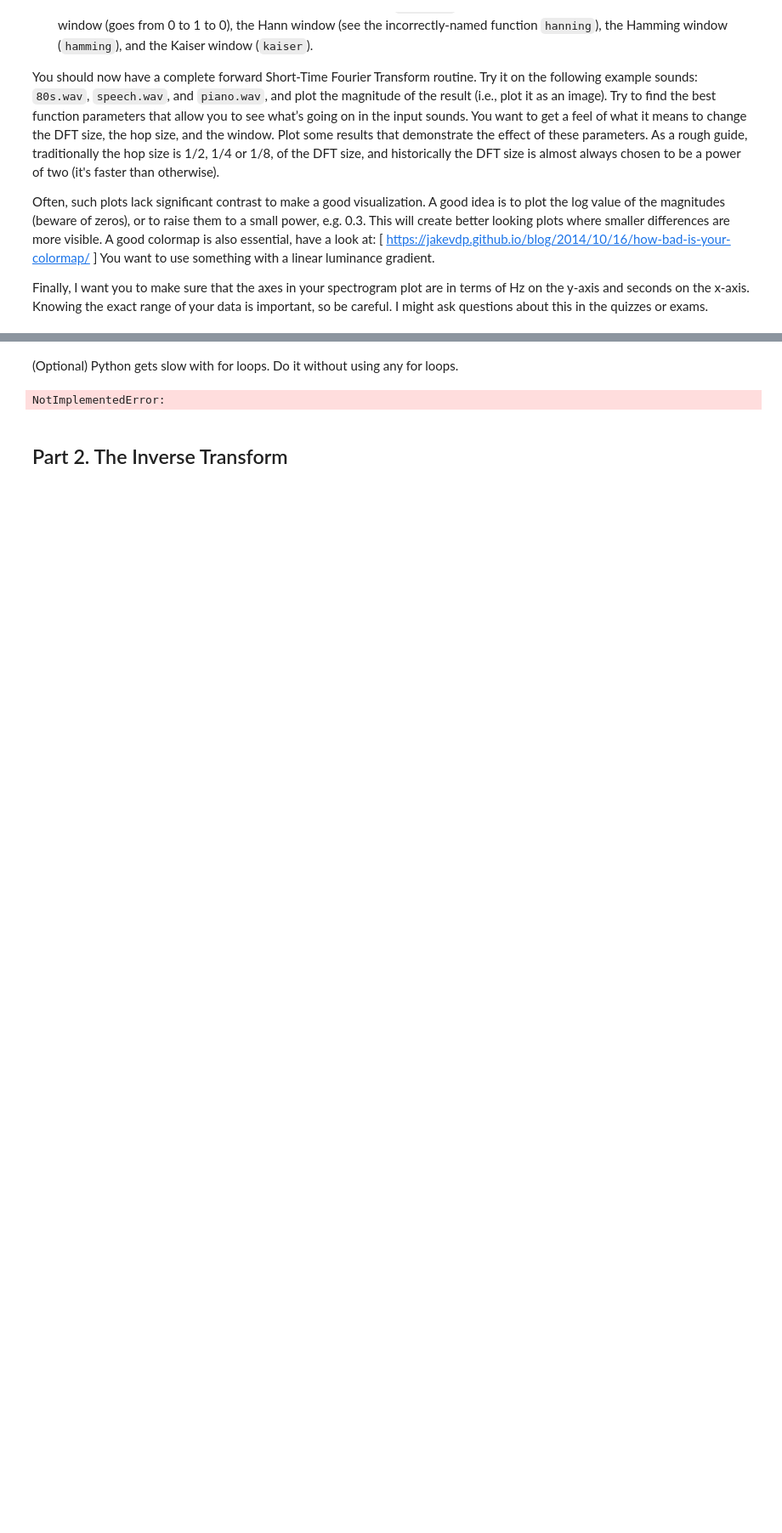
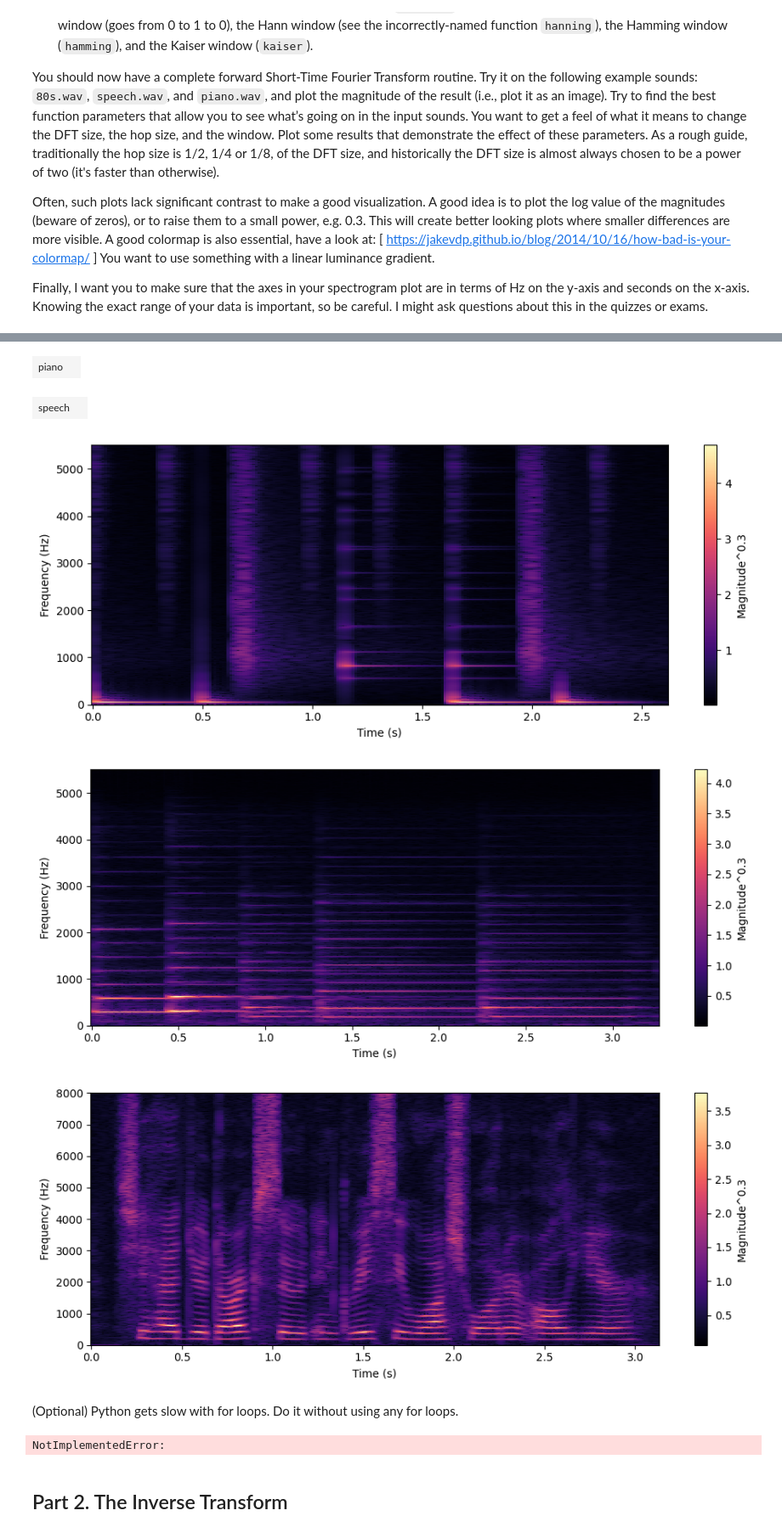
Before and after one commit to MichaelAHeredia/CS448, a Jupyter notebook: Lab 01/Lab 1 - Forward and Inverse STFT.ipynb, the cells around one changed output, grey strips where cells are left out. Shown at 85% size. Saved outputs shown, nothing was run; the diff lists cells and outputs as text; code cells hidden in the pictures; blank space fills up the shorter version.

```diff
--- a/Lab 01/Lab 1 - Forward and Inverse STFT.ipynb
+++ b/Lab 01/Lab 1 - Forward and Inverse STFT.ipynb
@@ -53,26 +53,71 @@ def stft( input_sound, dft_size, hop_size, window):
         f: 2D numpy array (frequencies x time) containing the complex-valued STFT
     """
     # YOUR CODE HERE
-    raise NotImplementedError()
+    # for length of input
+    # frame = input_sound[:dft_size]
+    # window the frame
+    # add frame to frames after fft.rfft
+    frames = []
+    start = 0
+    while start+dft_size <= input_sound.shape[0]:
+        frame = input_sound[start:start+dft_size]
+        wframe = window*frame
+        frames.append(np.fft.rfft(wframe))
+        start = start + hop_size
+    return np.array(frames).T
+
 
 
 # Define hyperparameters (dft_size, hop_size, etc.) Be careful with the windowing function!
 # YOUR CODE HERE
-raise NotImplementedError()
+dft_size = 1024
+hop_size = 128
+window = np.sqrt(np.hanning(dft_size))
 
 # Load each sound, and check them out
 # YOUR CODE HERE
-raise NotImplementedError()
+s80,sr80 = sf.read("80s.wav")
+piano,srp = sf.read("piano.wav")
+speech,srs = sf.read("speech.wav")
+sound_player(s80,sr80,"80s")
+sound_player(piano,srp,"piano")
+sound_player(speech,srs,"speech")
 
 # zero-pad the beginning and end of each sound by 512 samples
 # YOUR CODE HERE
-raise NotImplementedError()
+def pad(input,num=512):
+    out = np.hstack((np.zeros(num),input))
+    return np.hstack((out,np.zeros(num)))
+
+ps80 = pad(s80)
+ppiano = pad(piano)
+pspeech = pad(speech)
 
 # STFT them
 # YOUR CODE HERE
-raise NotImplementedError()
+dft80 = stft(ps80,dft_size,hop_size,window)
+dftpiano = stft(ppiano, dft_size,hop_size,window)
+dftspeech = stft(pspeech, dft_size,hop_size,window)
 
 # Plot all the spectrograms. Be careful with the sample rates, xtick, ytick, colormap, etc.
 # YOUR CODE HERE
-raise NotImplementedError()
+def plotspect(S,sr,dft_size,hop_size,title=""):
+    mag = np.abs(S)
+    mag_vis = mag ** 0.3
+
+    # Exact axis vectors
+    F = np.fft.rfftfreq(dft_size, d=1.0/sr)          # Hz, length N/2+1
+    T = np.arange(S.shape[1]) * hop_size / sr        # seconds
+
+    plt.figure(figsize=(10, 4))
+    plt.pcolormesh(T, F, mag_vis, shading="auto", cmap="magma")
+    plt.xlabel("Time (s)")
+    plt.ylabel("Frequency (Hz)")
+    plt.title(title)
+    plt.colorbar(label="Magnitude^0.3")
+    plt.ylim(0, sr/2)
+    plt.tight_layout()
+plotspect(dft80,sr80,dft_size,hop_size)
+plotspect(dftpiano,srp,dft_size,hop_size)
+plotspect(dftspeech,srs,dft_size,hop_size)
 # %% [output]
@@ -80,3 +125,8 @@ NotImplementedError:
+| piano |  |
+| speech |  |
+[figure, added]
+[figure, added]
+[figure, added]
 # %% [markdown]
 (Optional) Python gets slow with for loops. Do it without using any for loops.
 # %%
```
Also changed, not shown: parts of 5 cells of this notebook.
